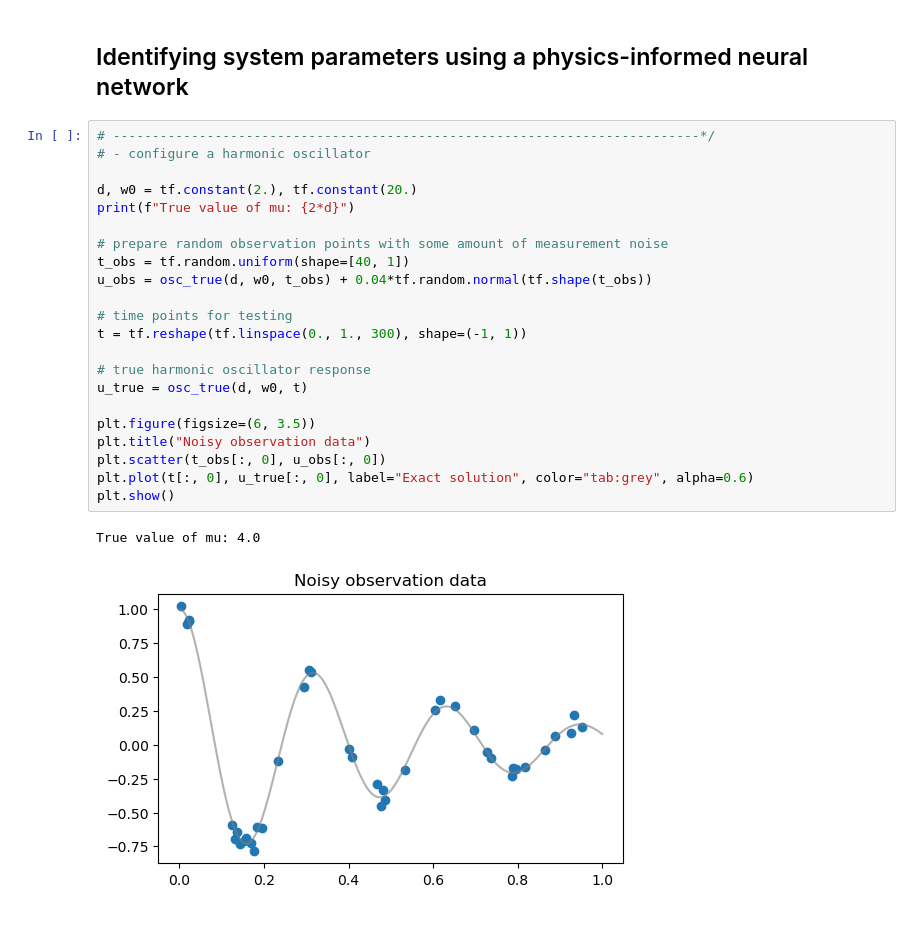
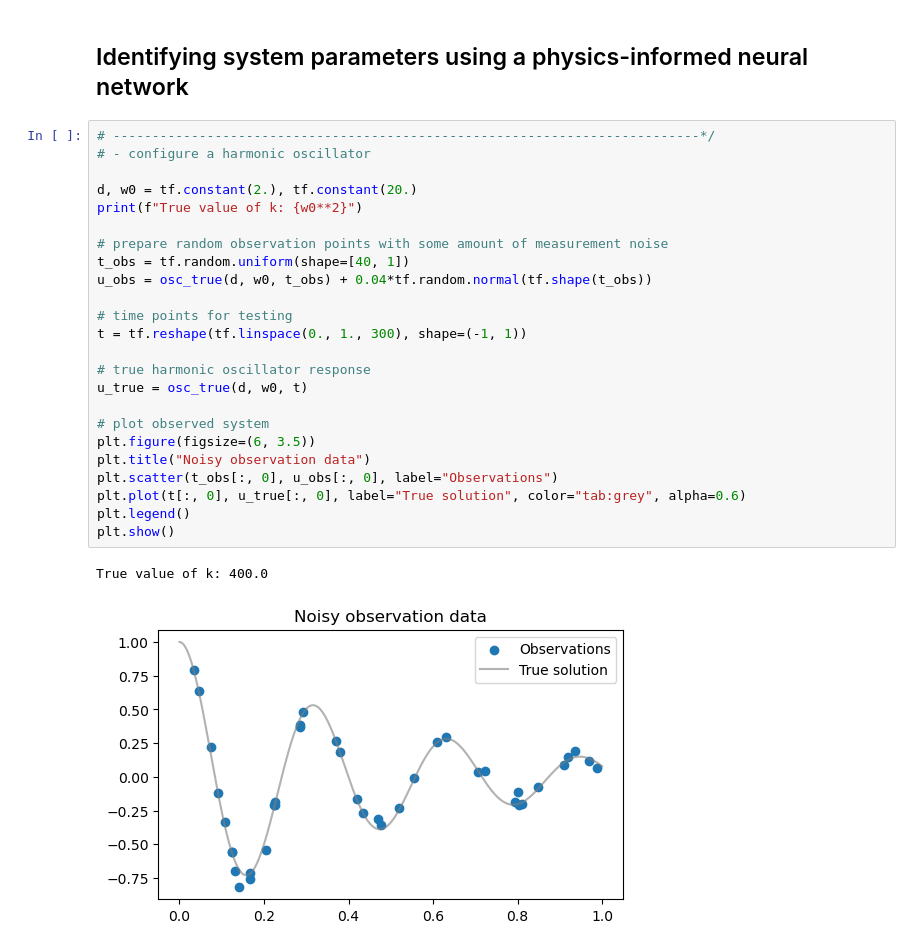
Before and after one commit to maalberg/pinn-care, a Jupyter notebook: pinn_play_ident.ipynb, the cells around one changed output. Saved outputs shown, nothing was run; the diff lists cells and outputs as text.

```diff
--- a/pinn_play_ident.ipynb
+++ b/pinn_play_ident.ipynb
@@ -33,27 +33,29 @@ def osc_true(d: tf.Tensor, w0: tf.Tensor, t: tf.Tensor) -> tf.Tensor:
 # %%
 # ---------------------------------------------------------------------------*/
 # - configure a harmonic oscillator
 
 d, w0 = tf.constant(2.), tf.constant(20.)
-print(f"True value of mu: {2*d}")
+print(f"True value of k: {w0**2}")
 
 # prepare random observation points with some amount of measurement noise
 t_obs = tf.random.uniform(shape=[40, 1])
 u_obs = osc_true(d, w0, t_obs) + 0.04*tf.random.normal(tf.shape(t_obs))
 
 # time points for testing
 t = tf.reshape(tf.linspace(0., 1., 300), shape=(-1, 1))
 
 # true harmonic oscillator response
 u_true = osc_true(d, w0, t)
 
+# plot observed system
 plt.figure(figsize=(6, 3.5))
 plt.title("Noisy observation data")
-plt.scatter(t_obs[:, 0], u_obs[:, 0])
-plt.plot(t[:, 0], u_true[:, 0], label="Exact solution", color="tab:grey", alpha=0.6)
+plt.scatter(t_obs[:, 0], u_obs[:, 0], label="Observations")
+plt.plot(t[:, 0], u_true[:, 0], label="True solution", color="tab:grey", alpha=0.6)
+plt.legend()
 plt.show()
 # %% [output]
-True value of mu: 4.0
+True value of k: 400.0
-[figure, old version]
+[figure, new version]
 # %%
 # ---------------------------------------------------------------------------*/
```
Also changed, not shown: parts of 3 cells of this notebook.
